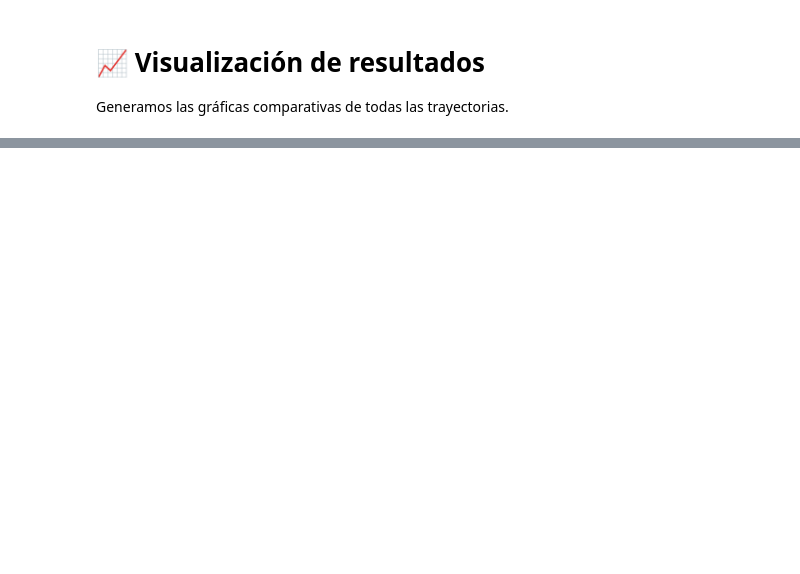
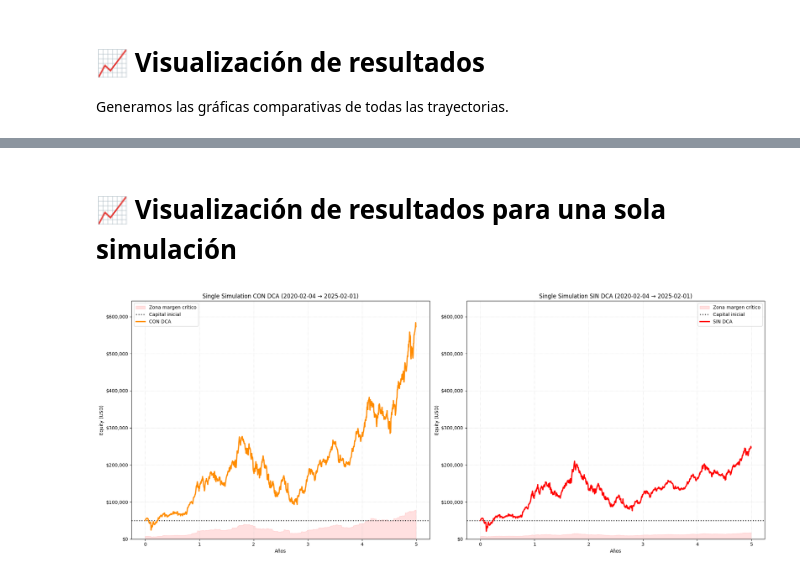
Before and after one commit to clriesco/leveraged-dca-simulator, a Jupyter notebook: BacktestHistorical.ipynb, the cells around one changed output, grey strips where cells are left out. Cells and saved outputs as stored; diff of their text form; code cells hidden in the pictures; blank space fills up the shorter version.

```diff
--- a/BacktestHistorical.ipynb
+++ b/BacktestHistorical.ipynb
@@ -1675,0 +1743,5 @@ else:
+# %%
+# Configuration parameters for Single Simulation
+SINGLE_YEAR = 2020      # Start year (e.g., 2020)
+SINGLE_MONTH = 2        # Start month [1-12]
+SINGLE_YEARS = 5        # Simulation duration in years
@@ -1675,0 +1999,59 @@ else:
+# %% [markdown]
+# 📈 Visualización de resultados para una sola simulación
+# %%
+# 📈 Visualization - Single Simulation (WITH vs WITHOUT DCA)
+fig, (ax1, ax2) = plt.subplots(1, 2, figsize=(20, 8))
+
+# Data
+traj_w = results_single_with_dca['trajectory']
+expo_w = results_single_with_dca['exposure']
+crit_w = expo_w * METAPARAMETERS['maintenance_margin_ratio'] if len(expo_w) == len(traj_w) else np.zeros_like(traj_w)
+
+traj_wo = results_single_without_dca['trajectory']
+expo_wo = results_single_without_dca['exposure']
+crit_wo = expo_wo * METAPARAMETERS['maintenance_margin_ratio'] if len(expo_wo) == len(traj_wo) else np.zeros_like(traj_wo)
+
+# Time axis (years)
+start_dt = min(results_single_with_dca['start_date'], results_single_without_dca['start_date'])
+end_dt = max(results_single_with_dca['end_date'], results_single_without_dca['end_date'])
+t_w = np.linspace(0, (results_single_with_dca['end_date'] - results_single_with_dca['start_date']).days / 365.25, len(traj_w))
+t_wo = np.linspace(0, (results_single_without_dca['end_date'] - results_single_without_dca['start_date']).days / 365.25, len(traj_wo))
+
+# Subplot WITH DCA
+ax1.fill_between(t_w, 0, crit_w, color='red', alpha=0.12, label='Zona margen crítico')
+ax1.axhline(METAPARAMETERS['initial_capital'], color='black', linestyle=':', linewidth=2, alpha=0.8, label='Capital inicial')
+ax1.plot(t_w, traj_w, color='darkorange', linewidth=2.5, label='CON DCA')
+ax1.set_title(f"Single Simulation CON DCA ({results_single_with_dca['start_date'].date()} → {results_single_with_dca['end_date'].date()})")
+ax1.set_xlabel('Años')
+ax1.set_ylabel('Equity (USD)')
+ax1.grid(True, linestyle=':', alpha=0.5)
+ax1.legend()
+
+# Subplot WITHOUT DCA
+ax2.fill_between(t_wo, 0, crit_wo, color='red', alpha=0.12, label='Zona margen crítico')
+ax2.axhline(METAPARAMETERS['initial_capital'], color='black', linestyle=':', linewidth=2, alpha=0.8, label='Capital inicial')
+ax2.plot(t_wo, traj_wo, color='red', linewidth=2.5, label='SIN DCA')
+ax2.set_title(f"Single Simulation SIN DCA ({results_single_without_dca['start_date'].date()} → {results_single_without_dca['end_date'].date()})")
+ax2.set_xlabel('Años')
+ax2.set_ylabel('Equity (USD)')
+ax2.grid(True, linestyle=':', alpha=0.5)
+ax2.legend()
+
+# Vertical scale based on the MAXIMUM value of WITH DCA (×1.1 to avoid oversizing)
+max_equity = (float(np.nanmax(traj_w)) if len(traj_w) > 0 else METAPARAMETERS['initial_capital']) * 1.1
+# Ensure at least 2× the initial capital if the series is small
+max_equity = max(max_equity, METAPARAMETERS['initial_capital'] * 2)
+if max_equity <= 0:
+    max_equity = 1.0
+ax1.set_ylim(0, max_equity)
+ax2.set_ylim(0, max_equity)
+
+# Y-axis formatting in dollars (same as the other chart)
+currency_formatter = FuncFormatter(lambda value, _: f"${value:,.0f}")
+ax1.yaxis.set_major_formatter(currency_formatter)
+ax2.yaxis.set_major_formatter(currency_formatter)
+
+plt.tight_layout()
+plt.show()
+# %% [output]
+[figure, added]
```
Also changed, not shown: parts of 12 cells of this notebook, 1 other file.
